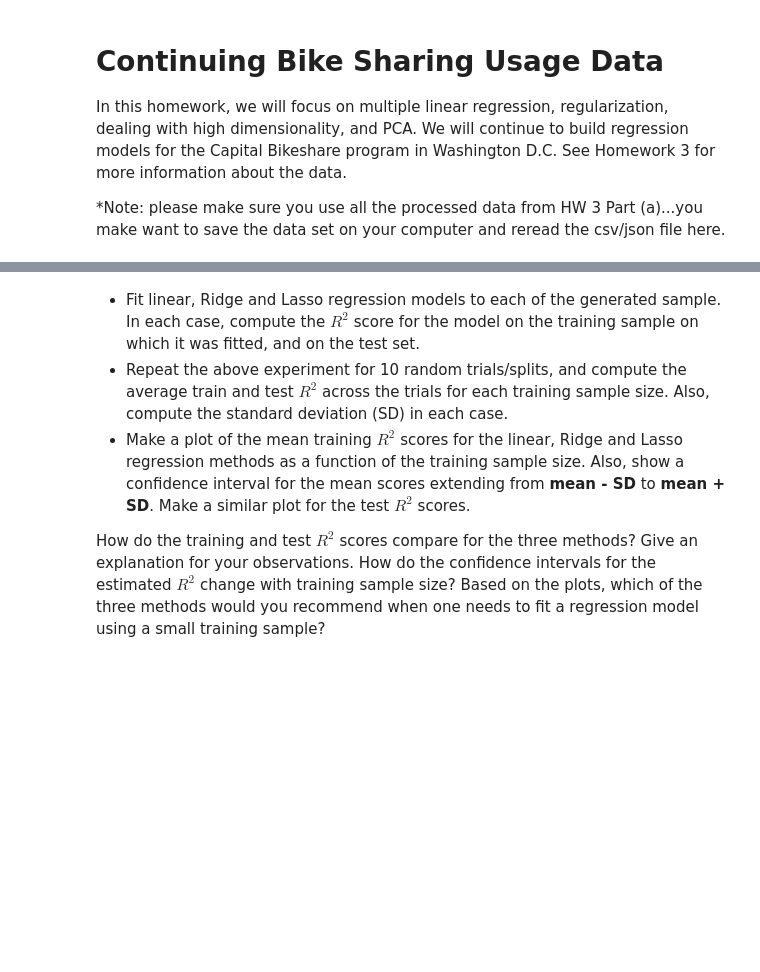
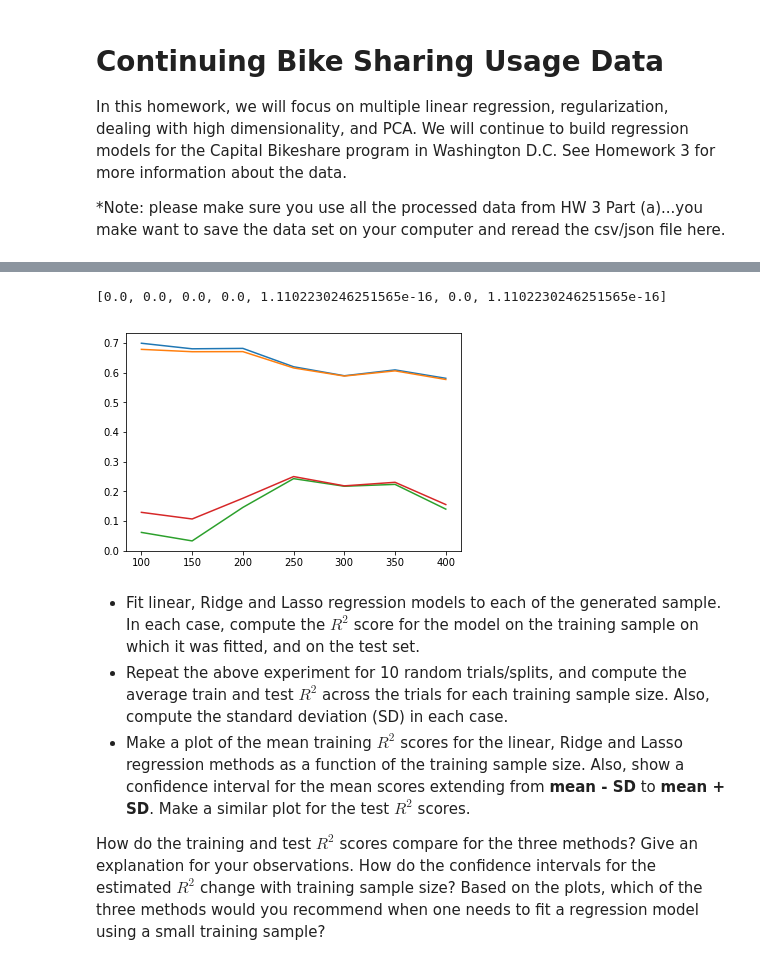
Before and after one commit to REMitchell/CSCIE109A, a Jupyter notebook: hw4/cs109a_hw4.ipynb, the cells around one changed output, grey strips where cells are left out. Saved outputs shown, nothing was run; the diff lists cells and outputs as text; code cells hidden in the pictures; blank space fills up the shorter version.

```diff
--- a/hw4/cs109a_hw4.ipynb
+++ b/hw4/cs109a_hw4.ipynb
@@ -62,0 +130,10 @@ We next analyze the performance of the two shrinkage methods for different train
+# %%
+from sklearn.linear_model import LinearRegression
+
+linreg = LinearRegression()
+linreg.fit(Xtrain, ytrain)
+
+predictors = np.array(predictors)
+coefficients = np.transpose([predictors, ridge.coef_, lasso.coef_, linreg.coef_])
+coefficients_df = pd.DataFrame(coefficients, columns=['predictors', 'Ridge', 'Lasso', 'Normal'])
+coefficients_df.head(len(coefficients_df))
@@ -63,24 +161,77 @@ We next analyze the performance of the two shrinkage methods for different train
 # %%
 #--------  sample
 # A function to select a random sample of size k from the training set
 # Input:
 #      x (n x d array of predictors in training data)
 #      y (n x 1 array of response variable vals in training data)
 #      k (size of sample)
 # Return:
 #      chosen sample of predictors and responses
 
-def sample(x, y, k):
+def get_samples(x, y, k):
     n = x.shape[0] # No. of training points
 
     # Choose random indices of size 'k'
     subset_ind = np.random.choice(np.arange(n), k)
 
     # Get predictors and reponses with the indices
     x_subset = x[subset_ind, :]
     y_subset = y[subset_ind]
+    return (x_subset, y_subset)
 
-    return (x_subset, y_subset)
+sample_sizes = [100, 150, 200, 250, 300, 350, 400]
+r2s = {'ridge':{}, 'lasso':{}}
+
+for sample_size in sample_sizes:
+    X_sample, y_sample = get_samples(Xtrain.values, ytrain.values, sample_size)
+
+    r2s['ridge'][sample_size] = {'test': {'samples': [], 'std':None, 'mean':None}, 'train': {'samples': [], 'std':None, 'mean':None}}
+    r2s['lasso'][sample_size] = {'test': {'samples': [], 'std':None, 'mean':None}, 'train': {'samples': [], 'std':None, 'mean':None}}
+
+    for i in range(10):
+        ridge = Ridge()
+        ridge.fit(X_sample, y_sample)
+        ridge_train_predictions = ridge.predict(X_sample)
+        r2s['ridge'][sample_size]['train']['samples'].append(r2_score(y_sample, ridge_train_predictions))
+
+        ridge_test_predictions = ridge.predict(Xtest)
+        r2s['ridge'][sample_size]['test']['samples'].append(r2_score(ytest, ridge_test_predictions))
+
+        lasso = Lasso()
+        lasso.fit(X_sample, y_sample)
+        lasso_train_predictions = lasso.predict(X_sample)
+        r2s['lasso'][sample_size]['train']['samples'].append(r2_score(y_sample, lasso_train_predictions))
+
+        lasso_test_predictions = lasso.predict(Xtest)
+        r2s['lasso'][sample_size]['test']['samples'].append(r2_score(ytest, lasso_test_predictions))
+
+
+    r2s['ridge'][sample_size]['train']['mean'] = np.mean(r2s['ridge'][sample_size]['train']['samples'])
+    r2s['ridge'][sample_size]['train']['std'] = np.std(r2s['ridge'][sample_size]['train']['samples'])
+
+    r2s['lasso'][sample_size]['train']['mean'] = np.mean(r2s['lasso'][sample_size]['train']['samples'])
+    r2s['lasso'][sample_size]['train']['std'] = np.std(r2s['lasso'][sample_size]['train']['samples'])
+
+    r2s['ridge'][sample_size]['test']['mean'] = np.mean(r2s['ridge'][sample_size]['test']['samples'])
+    r2s['ridge'][sample_size]['test']['std'] = np.std(r2s['ridge'][sample_size]['test']['samples'])
+
+    r2s['lasso'][sample_size]['test']['mean'] = np.mean(r2s['lasso'][sample_size]['test']['samples'])
+    r2s['lasso'][sample_size]['test']['std'] = np.std(r2s['lasso'][sample_size]['test']['samples'])
+
+
+print([r2s['lasso'][s]['train']['std'] for s in sample_sizes])
+plt.figure()
+plt.errorbar(sample_sizes, [r2s['lasso'][s]['train']['mean'] for s in sample_sizes], yerr=[r2s['lasso'][s]['train']['std'] for s in sample_sizes])
+plt.errorbar(sample_sizes, [r2s['ridge'][s]['train']['mean'] for s in sample_sizes], yerr=[r2s['ridge'][s]['train']['std'] for s in sample_sizes])
+
+
+plt.errorbar(sample_sizes, [r2s['lasso'][s]['test']['mean'] for s in sample_sizes], yerr=[r2s['lasso'][s]['test']['std'] for s in sample_sizes])
+plt.errorbar(sample_sizes, [r2s['ridge'][s]['test']['mean'] for s in sample_sizes], yerr=[r2s['ridge'][s]['test']['std'] for s in sample_sizes])
+
+plt.show()
+# %% [output]
+[0.0, 0.0, 0.0, 0.0, 1.1102230246251565e-16, 0.0, 1.1102230246251565e-16]
+[figure, added]
 # %% [markdown]
 - Fit linear, Ridge and Lasso regression models to each of the generated sample. In each case, compute the $R^2$ score for the model on the training sample on which it was fitted, and on the test set.
 - Repeat the above experiment for 10 random trials/splits, and compute the average train and test $R^2$ across the trials for each training sample size. Also, compute the standard deviation (SD) in each case.
```
Also changed, not shown: parts of 18 cells of this notebook.
